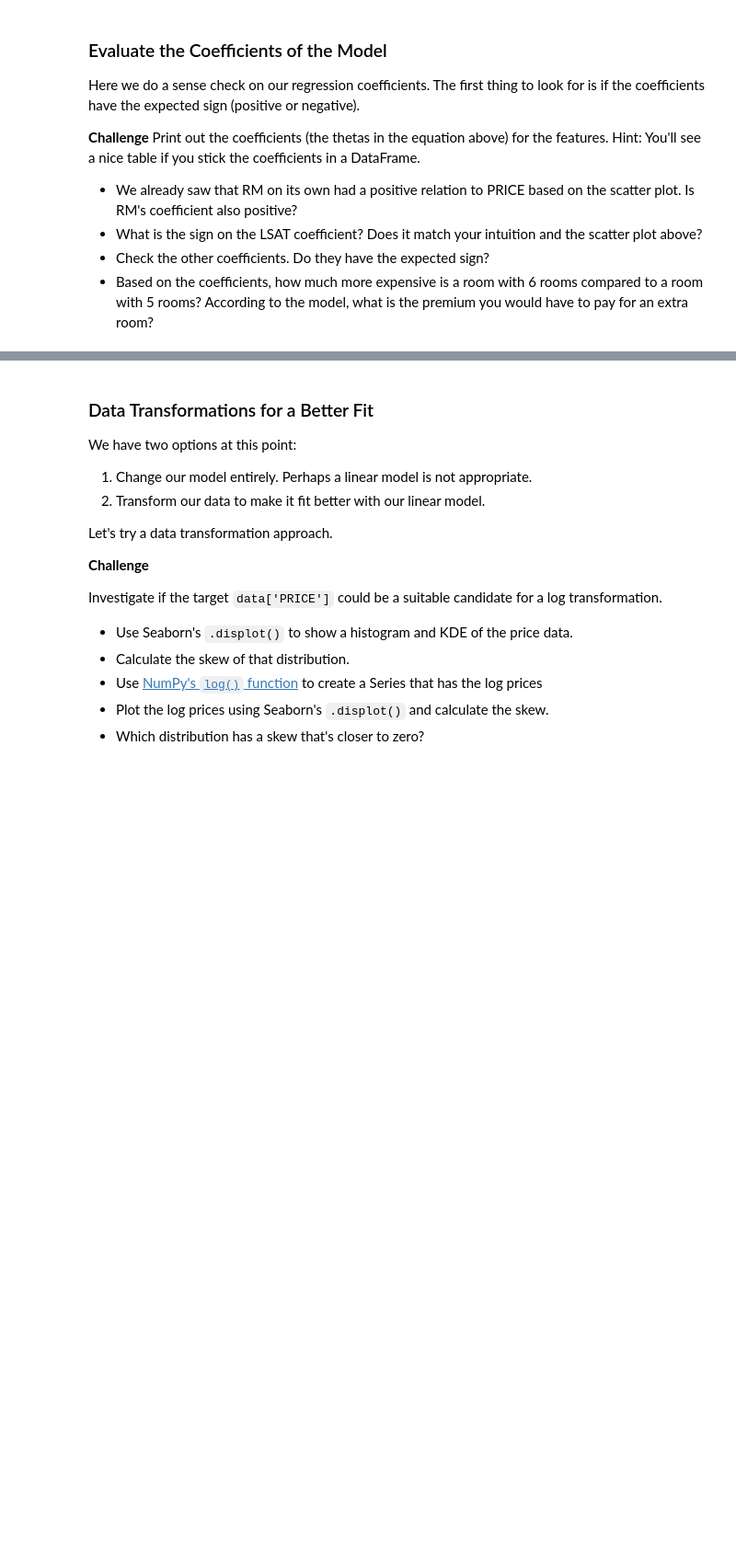
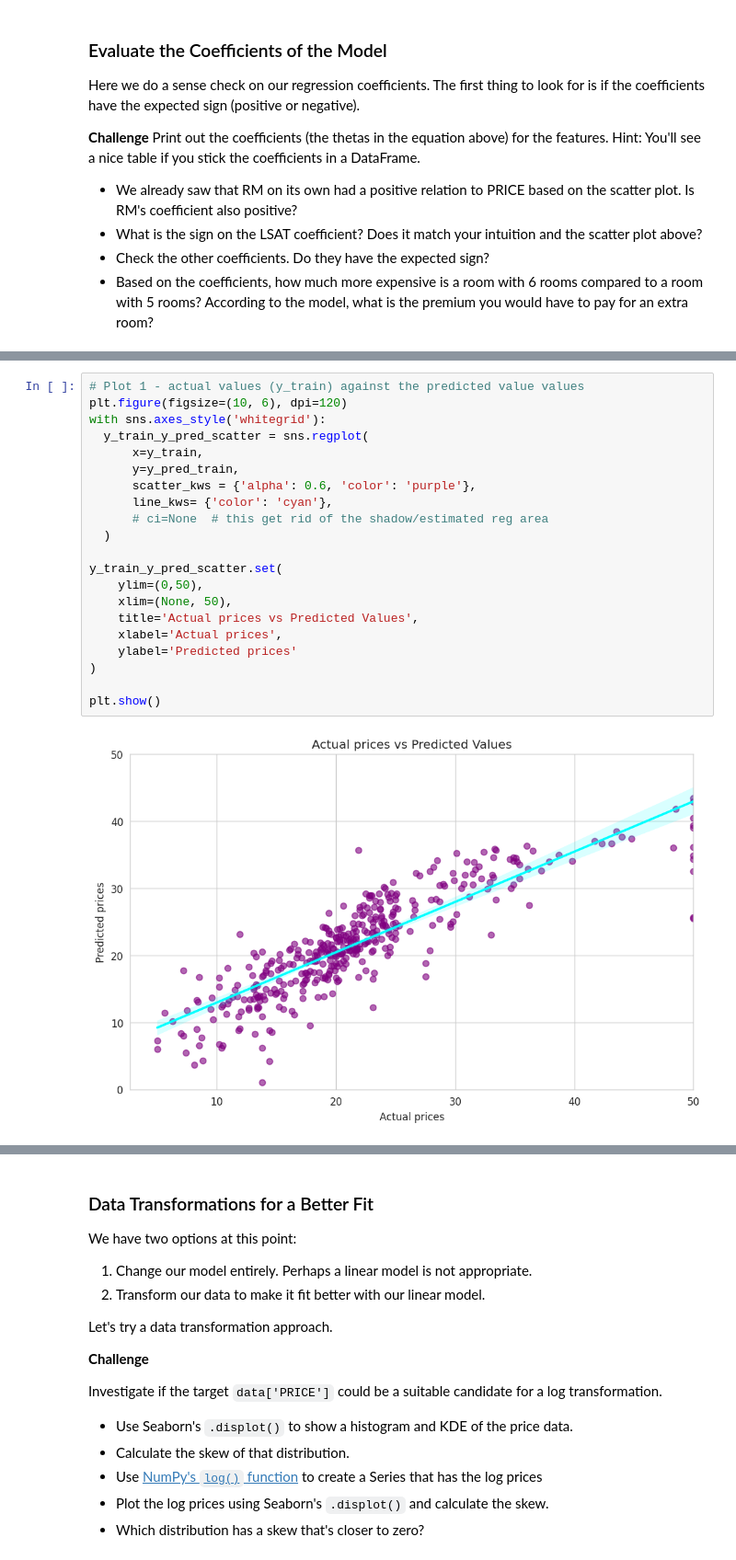
Before and after one commit to yakubszatkowski/100-days-python, a Jupyter notebook: Day 80 - Predicting house prices/Multivariable_Regression_and_Valuation_Model_(start).ipynb, the cells around one changed output, grey strips where cells are left out. Shown at 92% size. Cells and saved outputs as stored; diff of their text form; blank space fills up the shorter version.

Commit message:
coefficient evaluation, estimated values analyse and regression residuals

```diff
--- a/Day 80 - Predicting house prices/Multivariable_Regression_and_Valuation_Model_(start).ipynb
+++ b/Day 80 - Predicting house prices/Multivariable_Regression_and_Valuation_Model_(start).ipynb
@@ -494,0 +577,23 @@ The second plot should be the residuals against the predicted prices. Here's wha
+# %%
+# Plot 1 - actual values (y_train) against the predicted value values
+plt.figure(figsize=(10, 6), dpi=120)
+with sns.axes_style('whitegrid'):
+  y_train_y_pred_scatter = sns.regplot(
+      x=y_train,
+      y=y_pred_train,
+      scatter_kws = {'alpha': 0.6, 'color': 'purple'},
+      line_kws= {'color': 'cyan'},
+      # ci=None  # this get rid of the shadow/estimated reg area
+  )
+
+y_train_y_pred_scatter.set(
+    ylim=(0,50),
+    xlim=(None, 50),
+    title='Actual prices vs Predicted Values',
+    xlabel='Actual prices',
+    ylabel='Predicted prices'
+)
+
+plt.show()
+# %% [output]
+[figure, added]
```
Also changed, not shown: parts of 11 cells of this notebook.
